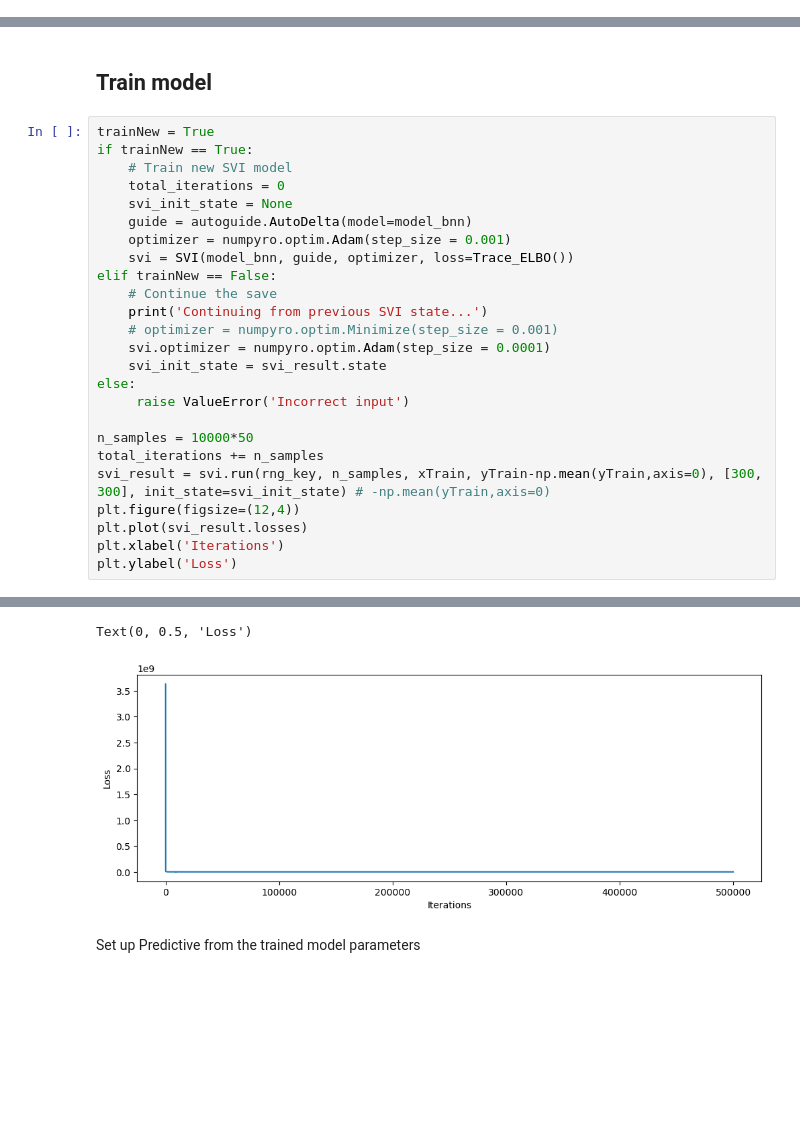
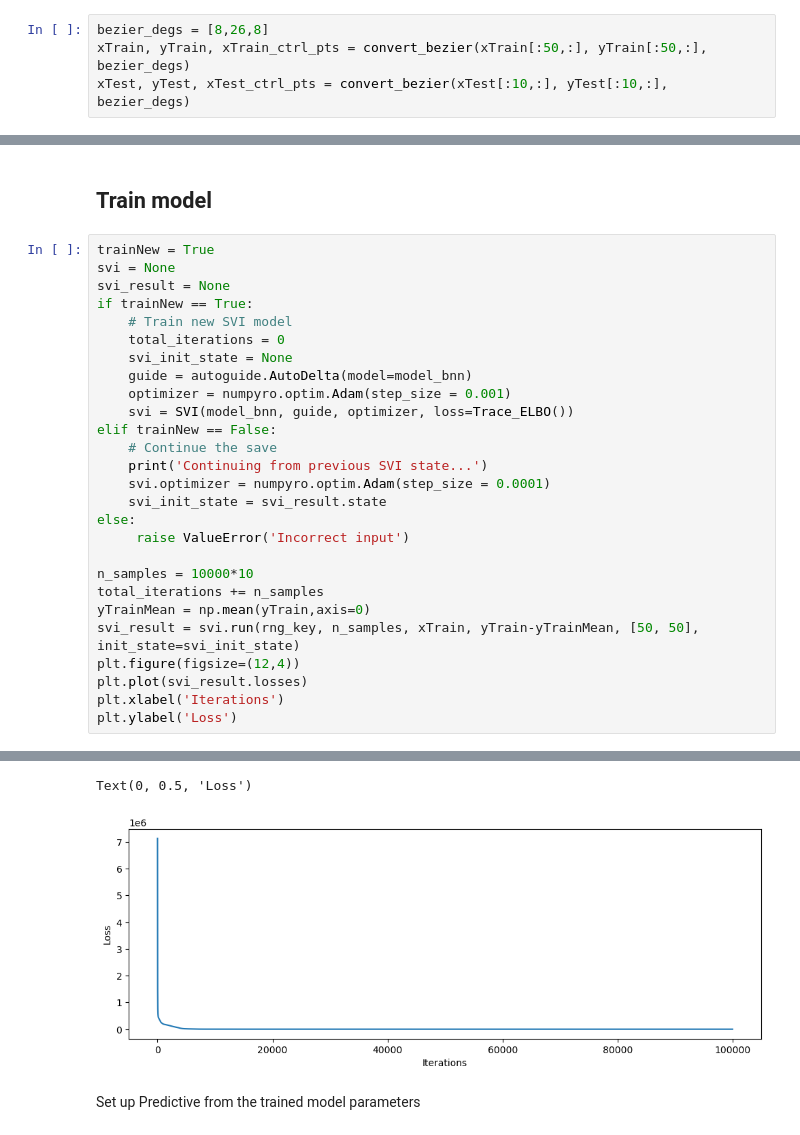
Before and after one commit to hwlee924/Large-Airfoil-Model, a Jupyter notebook: BNN_af_pdist_gen/BNN_XFOIL.ipynb, the cells around one changed output, grey strips where cells are left out. Saved outputs shown, nothing was run; the diff lists cells and outputs as text; blank space fills up the shorter version.

Commit message:
first implementation of Bezier curve fits

```diff
--- a/BNN_af_pdist_gen/BNN_XFOIL.ipynb
+++ b/BNN_af_pdist_gen/BNN_XFOIL.ipynb
@@ -169,0 +122,4 @@ def convert_Berstein(X, Y, deg):
+# %%
+bezier_degs = [8,26,8]
+xTrain, yTrain, xTrain_ctrl_pts = convert_bezier(xTrain[:50,:], yTrain[:50,:], bezier_degs)
+xTest, yTest, xTest_ctrl_pts = convert_bezier(xTest[:10,:], yTest[:10,:], bezier_degs)
@@ -260,6 +175,8 @@ def weight_penalty(val, scale=1):
 ## Train model
 # %%
 trainNew = True
+svi = None
+svi_result = None
 if trainNew == True:
     # Train new SVI model
     total_iterations = 0
@@ -270,15 +187,15 @@ if trainNew == True:
 elif trainNew == False:
     # Continue the save
     print('Continuing from previous SVI state...')
-    # optimizer = numpyro.optim.Minimize(step_size = 0.001)
     svi.optimizer = numpyro.optim.Adam(step_size = 0.0001)
     svi_init_state = svi_result.state
 else:
      raise ValueError('Incorrect input')
 
-n_samples = 10000*50
+n_samples = 10000*10
 total_iterations += n_samples
-svi_result = svi.run(rng_key, n_samples, xTrain, yTrain-np.mean(yTrain,axis=0), [300, 300], init_state=svi_init_state) # -np.mean(yTrain,axis=0)
+yTrainMean = np.mean(yTrain,axis=0)
+svi_result = svi.run(rng_key, n_samples, xTrain, yTrain-yTrainMean, [50, 50], init_state=svi_init_state)
 plt.figure(figsize=(12,4))
 plt.plot(svi_result.losses)
 plt.xlabel('Iterations')
@@ -298,5 +221,5 @@ plt.ylabel('Loss')
 Text(0, 0.5, 'Loss')
-[figure, old version]
+[figure, new version]
 # %% [markdown]
 Set up Predictive from the trained model parameters
 # %%
```
Also changed, not shown: parts of 15 cells of this notebook.
